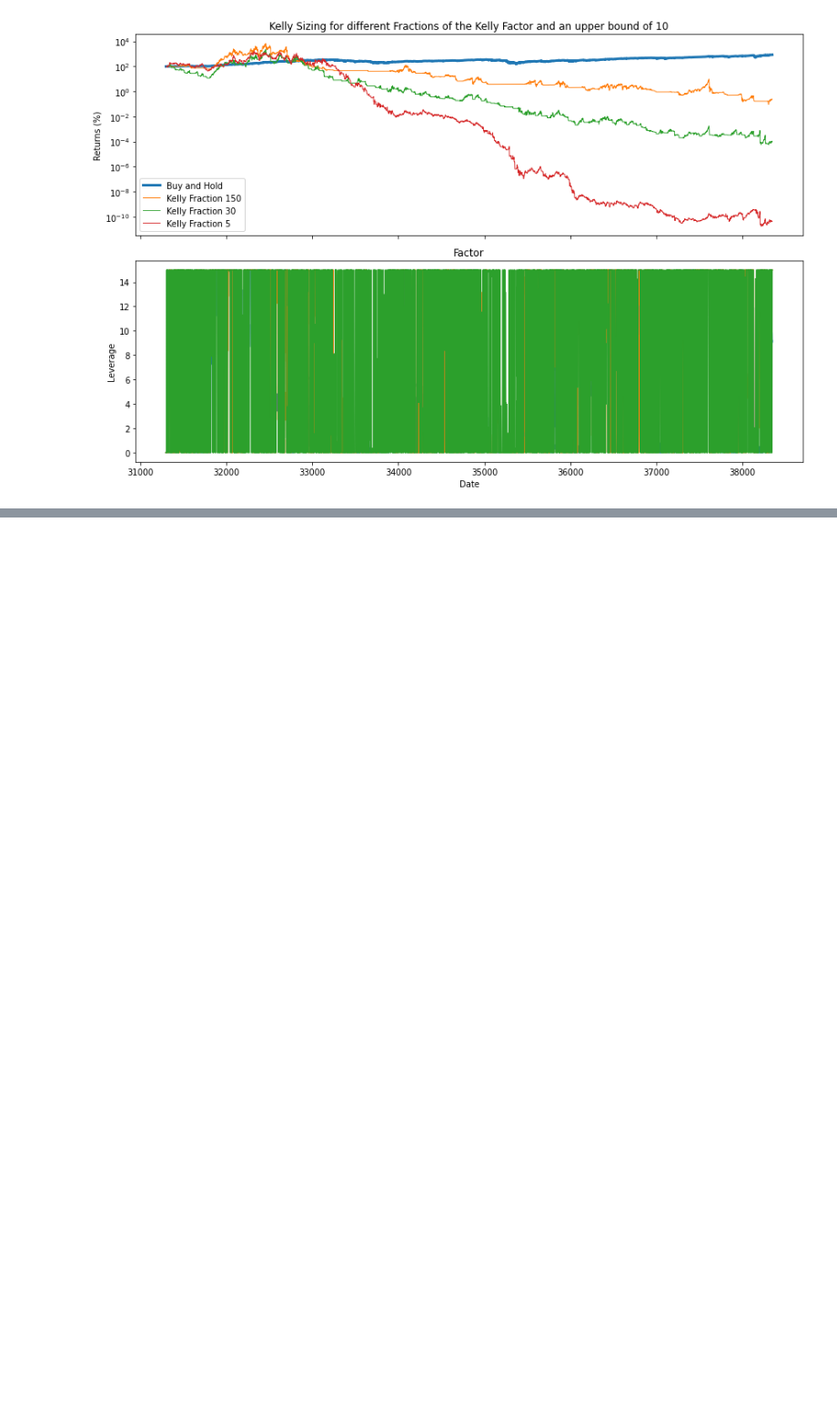
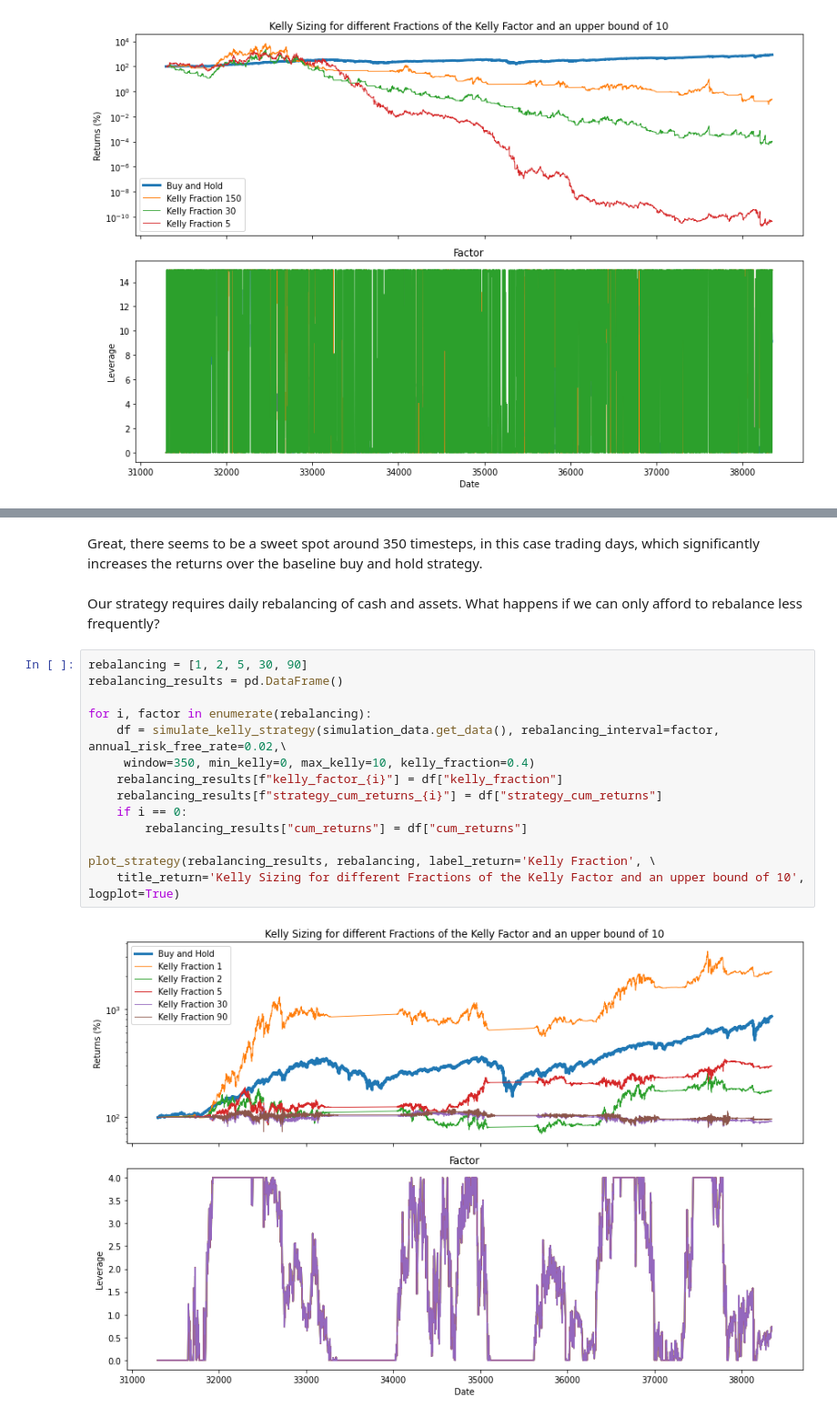
Before and after one commit to patrickfrank1/trading-sp500, a Jupyter notebook: 03_analysis_kelly_strategy.ipynb, the cells around one changed output, grey strips where cells are left out. Shown at 91% size. Saved outputs shown, nothing was run; the diff lists cells and outputs as text; blank space fills up the shorter version.

```diff
--- a/03_analysis_kelly_strategy.ipynb
+++ b/03_analysis_kelly_strategy.ipynb
@@ -120,0 +139,20 @@ That didn't help!
+# %% [markdown]
+Great, there seems to be a sweet spot around 350 timesteps, in this case trading days, which significantly increases the returns over the baseline buy and hold strategy.
+# %% [markdown]
+Our strategy requires daily rebalancing of cash and assets. What happens if we can only afford to rebalance less frequently?
+# %%
+rebalancing = [1, 2, 5, 30, 90]
+rebalancing_results = pd.DataFrame()
+
+for i, factor in enumerate(rebalancing):
+    df = simulate_kelly_strategy(simulation_data.get_data(), rebalancing_interval=factor, annual_risk_free_rate=0.02,\
+     window=350, min_kelly=0, max_kelly=10, kelly_fraction=0.4)
+    rebalancing_results[f"kelly_factor_{i}"] = df["kelly_fraction"]
+    rebalancing_results[f"strategy_cum_returns_{i}"] = df["strategy_cum_returns"]
+    if i == 0:
+        rebalancing_results["cum_returns"] = df["cum_returns"]
+
+plot_strategy(rebalancing_results, rebalancing, label_return='Kelly Fraction', \
+    title_return='Kelly Sizing for different Fractions of the Kelly Factor and an upper bound of 10', logplot=True)
+# %% [output]
+[figure, added]
```
Also changed, not shown: parts of 6 cells of this notebook.
